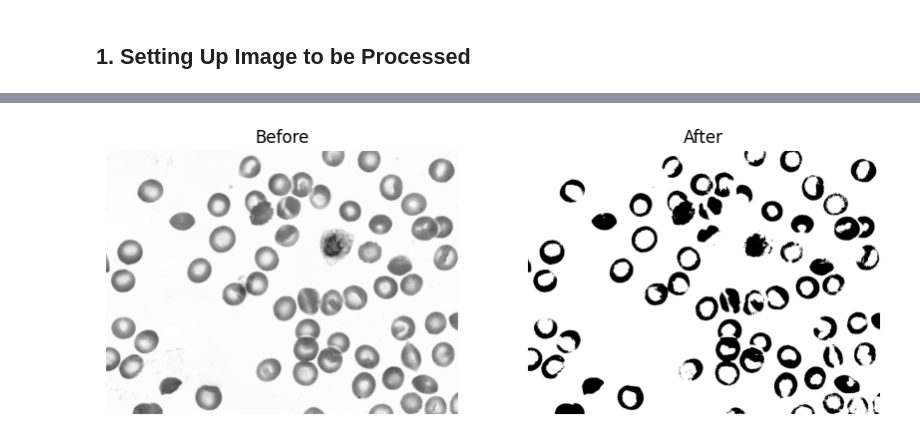
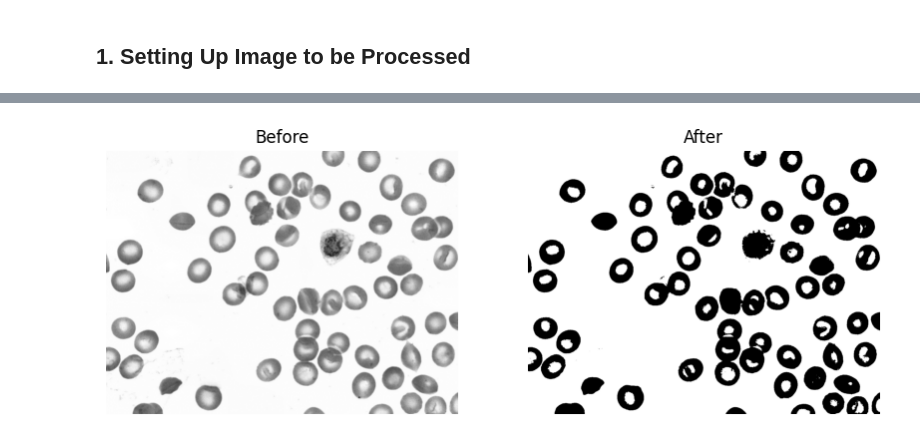
Before and after one commit to Plumz17/PCD_Assignment03, a Jupyter notebook: PCD_Assignment03.ipynb, the cells around one changed output, grey strips where cells are left out. Cells and saved outputs as stored; diff of their text form; code cells hidden in the pictures.

Commit message:
Added Otsu Thresholding

```diff
--- a/PCD_Assignment03.ipynb
+++ b/PCD_Assignment03.ipynb
@@ -45,18 +45,57 @@ def show(before, after=None, title1="Before", title2="After"): # Helper function
   plt.axis("off")
 
   plt.show()
+# %%
+def find_otsu_threshold(image):
+  hist, bins = np.histogram(image.flatten(), 256, [0, 256]) #Make the PDF of the histogram
+  totalPixel = image.size
+  normilizedProb = hist / totalPixel # Normalize the histogram for easier calculation
+  intensityLevels = np.arange(256)
+  #Define used variables to minimize WCI
+  minVariance = float("inf")
+  optimalTreshold = 0
+
+  #Loop over every single Threshold from 0 to 255
+  for T in range(256):
+    #Calculate Weight, Mean, and Variance of background
+    wb = np.sum(normilizedProb[:T + 1])
+    if wb == 0:
+      continue
+    meanb_up = np.sum(intensityLevels[:T + 1] * normilizedProb[:T + 1])
+    meanb = meanb_up / wb
+    varianceb_up = np.sum(normilizedProb[:T + 1] * (intensityLevels[:T + 1] - meanb)**2)
+    varianceb = varianceb_up / wb
+
+    #Calculate Weight, Mean, and Variance of foreground
+    wf = np.sum(normilizedProb[T + 1:])
+    if wf == 0:
+      break
+
+    meanf_up = np.sum(intensityLevels[T + 1:] * normilizedProb[T + 1:])
+    meanf = meanf_up / wf
+    variancef_up = np.sum(normilizedProb[T + 1:] * (intensityLevels[T + 1:] - meanf)**2)
+    variancef = variancef_up / wf
+
+    #Use Otsu Method Formula
+    within_class_variance = wb * varianceb + wf * variancef
+
+    #Override Threshold if more otpimal
+    if within_class_variance < minVariance:
+      minVariance = within_class_variance
+      optimalTreshold = T
+  return optimalTreshold
 # %%
 def segment(image, threshold = 128):
   segmented_image = np.zeros(image.shape)
   row, col = image.shape
 
   for r in range(row):
     for c in range(col):
       if image[r,c] > threshold:
         segmented_image[r,c] = 255
 
   return segmented_image
 
-show(img, segment(img, 150))
+show(img, segment(img, find_otsu_threshold(img)))
 # %% [output]
-[figure, old version]
+[figure, new version]
```
Also changed, not shown: parts of 1 cell of this notebook.
